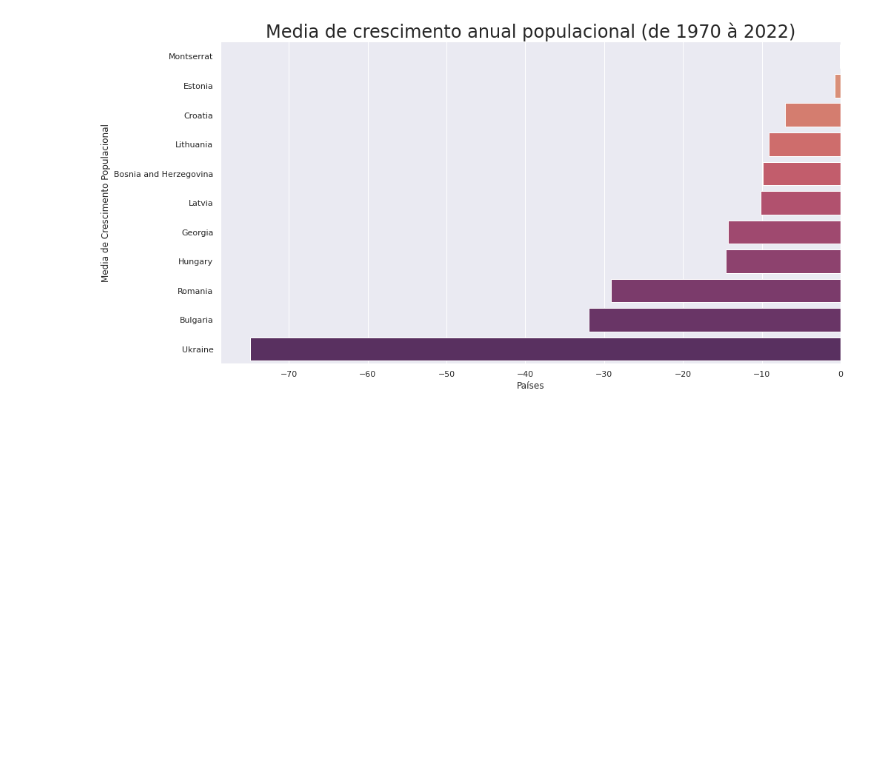
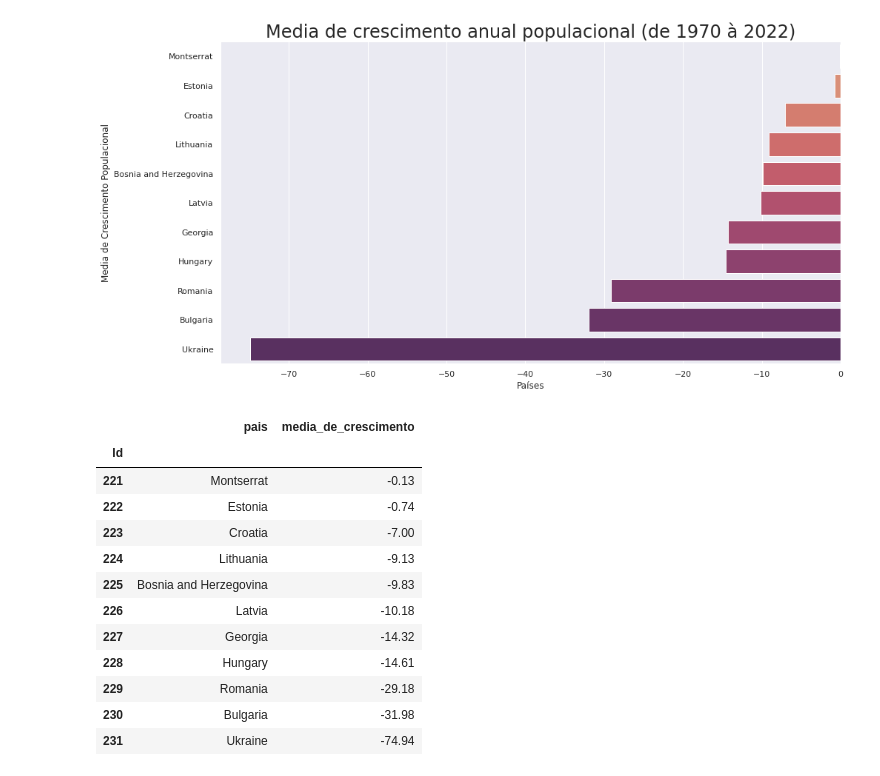
Before and after one commit to joseazev/Wold_population, a Jupyter notebook: Crescimento_da_população_Mundial.ipynb, the cells around one changed output. Saved outputs shown, nothing was run; the diff lists cells and outputs as text; code cells hidden in the pictures; blank space fills up the shorter version.

```diff
--- a/Crescimento_da_população_Mundial.ipynb
+++ b/Crescimento_da_população_Mundial.ipynb
@@ -128,3 +144,19 @@ plt.ylabel('Media de Crescimento Populacional', size=12)
 plt.show()
 # %% [output]
 [figure]
+# %%
+media_paises.query("Id in [221,222,223,224,225,226,227,228,229,230,231]")
+# %% [output]
+|  | pais | media_de_crescimento |
+| Id |  |  |
+| 221 | Montserrat | -0.13 |
+| 222 | Estonia | -0.74 |
+| 223 | Croatia | -7.00 |
+| 224 | Lithuania | -9.13 |
+| 225 | Bosnia and Herzegovina | -9.83 |
+| 226 | Latvia | -10.18 |
+| 227 | Georgia | -14.32 |
+| 228 | Hungary | -14.61 |
+| 229 | Romania | -29.18 |
+| 230 | Bulgaria | -31.98 |
+| 231 | Ukraine | -74.94 |
```
Also changed, not shown: parts of 1 cell of this notebook.
